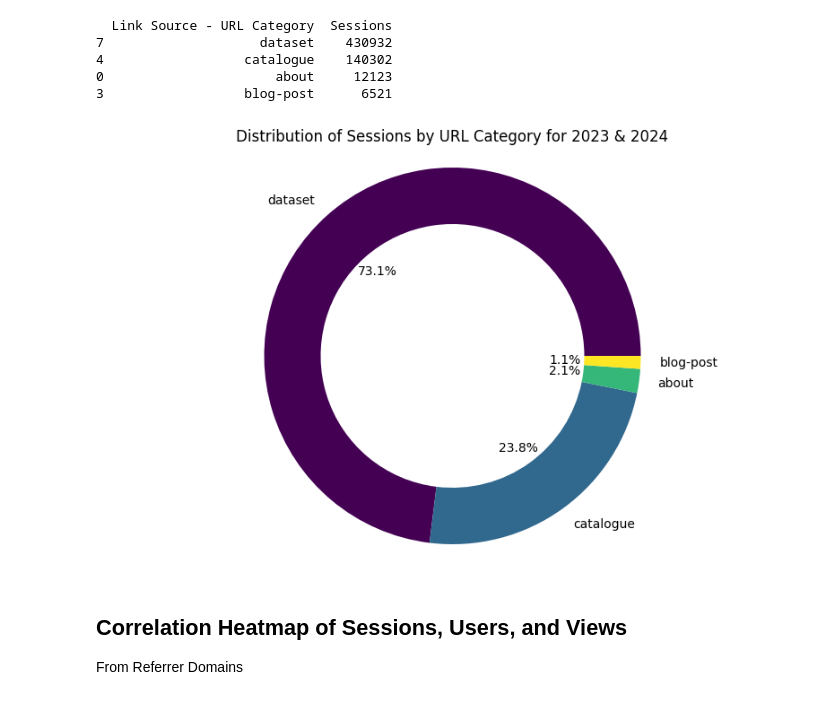
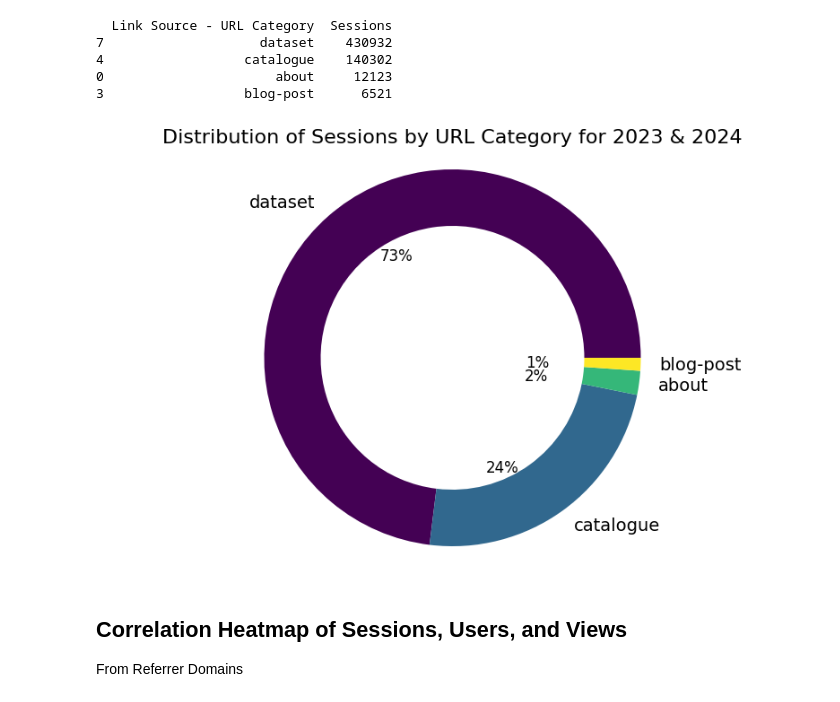
Before and after one commit to rkaushick-neu/toronto-od-web-analytics, a Jupyter notebook: Analysis_Notebook.ipynb, the cells around one changed output. Saved outputs shown, nothing was run; the diff lists cells and outputs as text; code cells hidden in the pictures.

```diff
--- a/Analysis_Notebook.ipynb
+++ b/Analysis_Notebook.ipynb
@@ -513,21 +513,31 @@ print(sum_sessions_url_category.head(4))
 # %%
 # Create a pie chart for the Top 4 sessions by URL category
 top_4_sessions_URL_category = sum_sessions_url_category.head(4)
 
 plt.figure(figsize=(10, 6))
 wedges, texts, autotexts = plt.pie(top_4_sessions_URL_category['Sessions'],
         labels=top_4_sessions_URL_category['Link Source - URL Category'],
-        autopct='%1.1f%%',
+        autopct='%1.0f%%',
         wedgeprops=dict(width=0.3),
         colors=plt.cm.viridis(np.linspace(0, 1, len(top_4_sessions_URL_category))) # keeping consistent 'viridis' color palette
         )
 
+# Increase font size for labels
+for text in texts:
+    text.set_fontsize(14)
 
-plt.title('Distribution of Sessions by URL Category for 2023 & 2024')
+# Increase font size for percentage values
+for i, autotext in enumerate(autotexts):
+    autotext.set_fontsize(12)
+    # Adjust the position of the autotexts
+    x, y = autotext.get_position()  # Get current position
+    autotext.set_position((x * 0.75, y * 1.2))  # Move it further away (adjust the multiplier as needed)
+
+plt.title('Distribution of Sessions by URL Category for 2023 & 2024', fontsize=16)
 plt.axis('equal')  # Equal aspect ratio ensures that pie is drawn as a circle.
 plt.show()
 # %% [output]
-[figure, old version]
+[figure, new version]
 # %% [markdown]
 ## Correlation Heatmap of Sessions, Users, and Views
 From Referrer Domains
```
Also changed, not shown: parts of 4 cells of this notebook.
